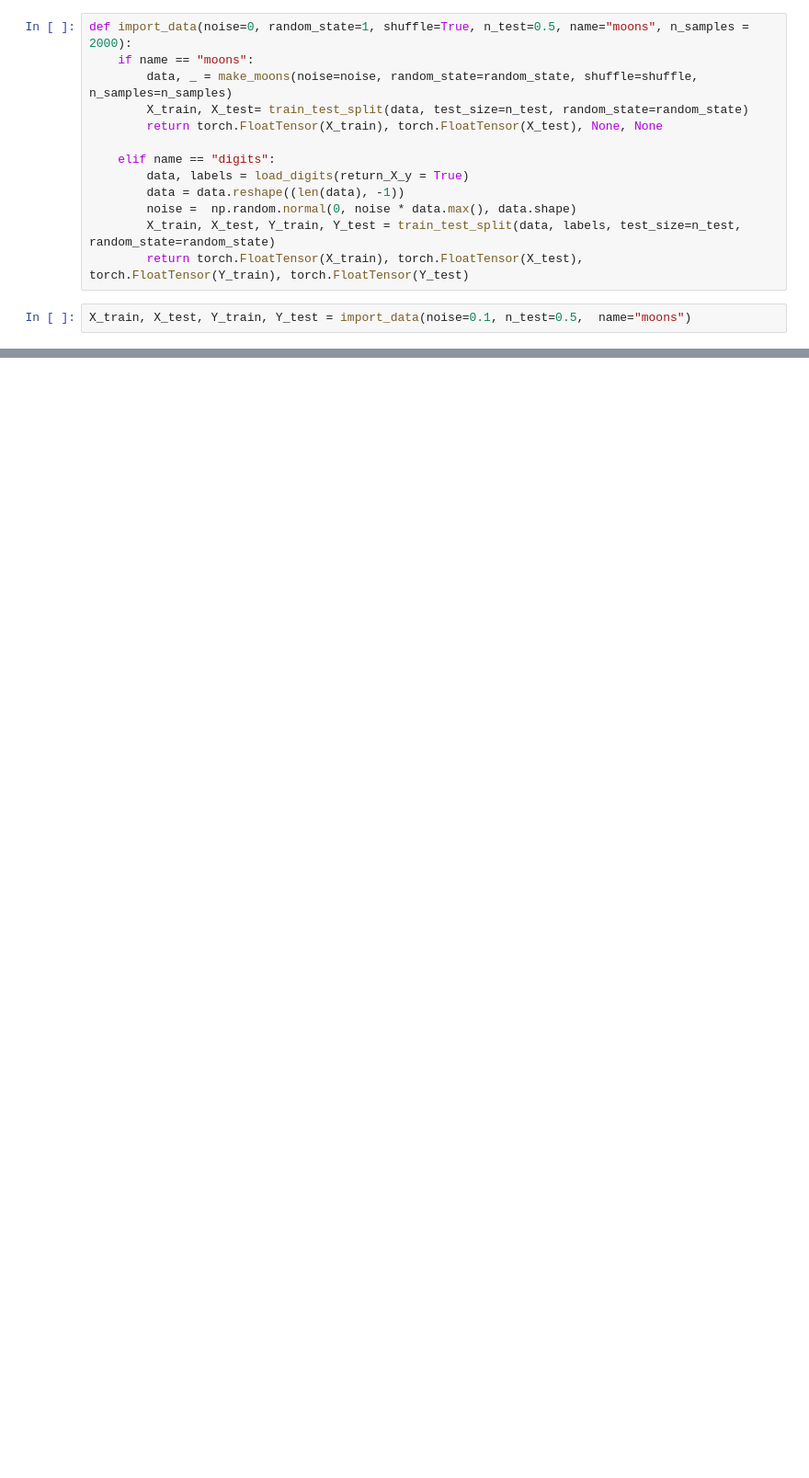
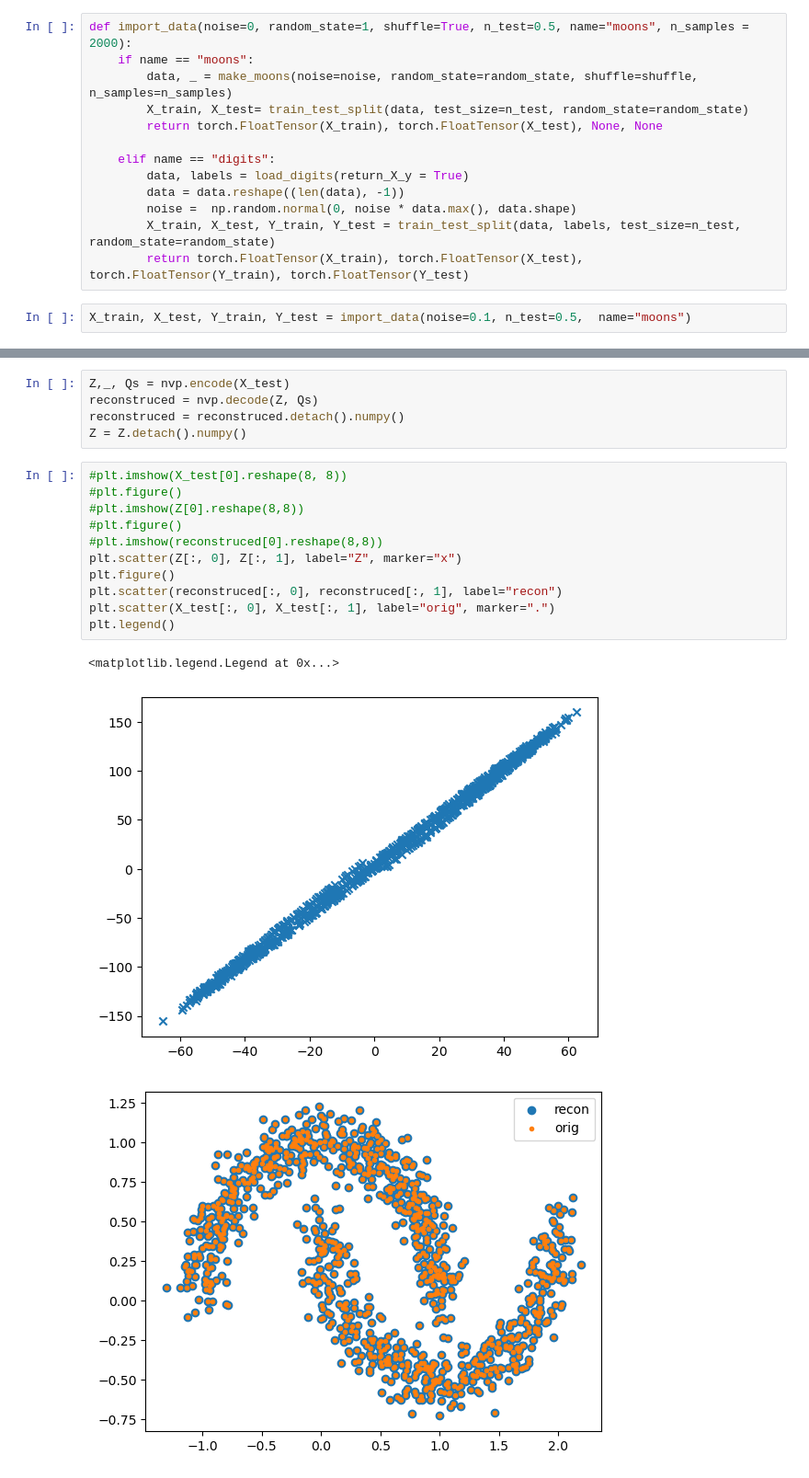
Before and after one commit to AnuR1234/GNN, a Jupyter notebook: Assignment3/normalizing-flows.ipynb, the cells around one changed output, grey strips where cells are left out. Shown at 92% size. Drawn from its saved outputs; the diff is of its cells as text; blank space fills up the shorter version.

```diff
--- a/Assignment3/normalizing-flows.ipynb
+++ b/Assignment3/normalizing-flows.ipynb
@@ -102,0 +153,20 @@ RuntimeError: 0D or 1D target tensor expected, multi-target not supported
+# %%
+Z,_, Qs = nvp.encode(X_test)
+reconstruced = nvp.decode(Z, Qs)
+reconstruced = reconstruced.detach().numpy()
+Z = Z.detach().numpy()
+# %%
+#plt.imshow(X_test[0].reshape(8, 8))
+#plt.figure()
+#plt.imshow(Z[0].reshape(8,8))
+#plt.figure()
+#plt.imshow(reconstruced[0].reshape(8,8))
+plt.scatter(Z[:, 0], Z[:, 1], label="Z", marker="x")
+plt.figure()
+plt.scatter(reconstruced[:, 0], reconstruced[:, 1], label="recon")
+plt.scatter(X_test[:, 0], X_test[:, 1], label="orig", marker=".")
+plt.legend()
+# %% [output]
+<matplotlib.legend.Legend at 0x...>
+[figure, added]
+[figure, added]
```
Also changed, not shown: parts of 4 cells of this notebook.
